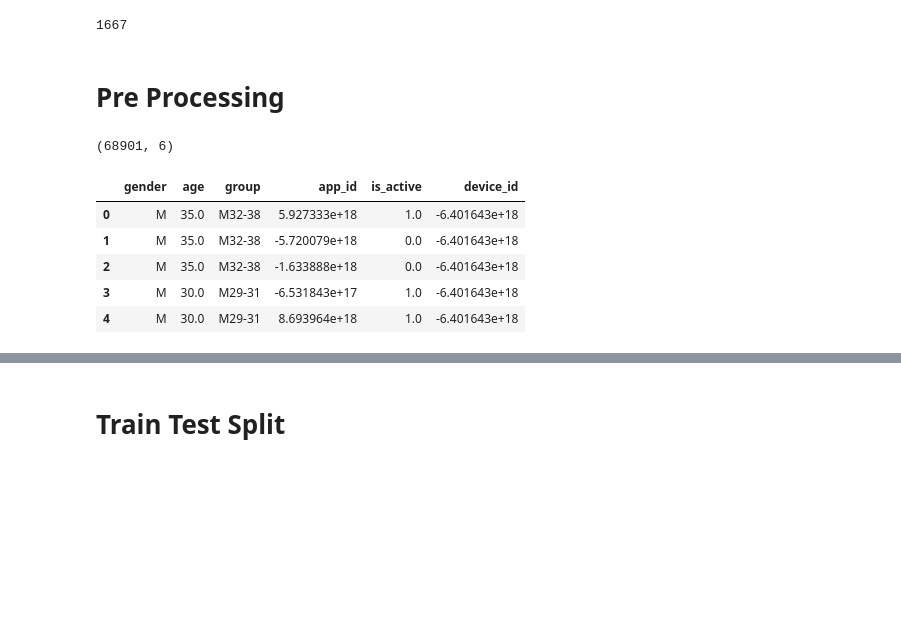
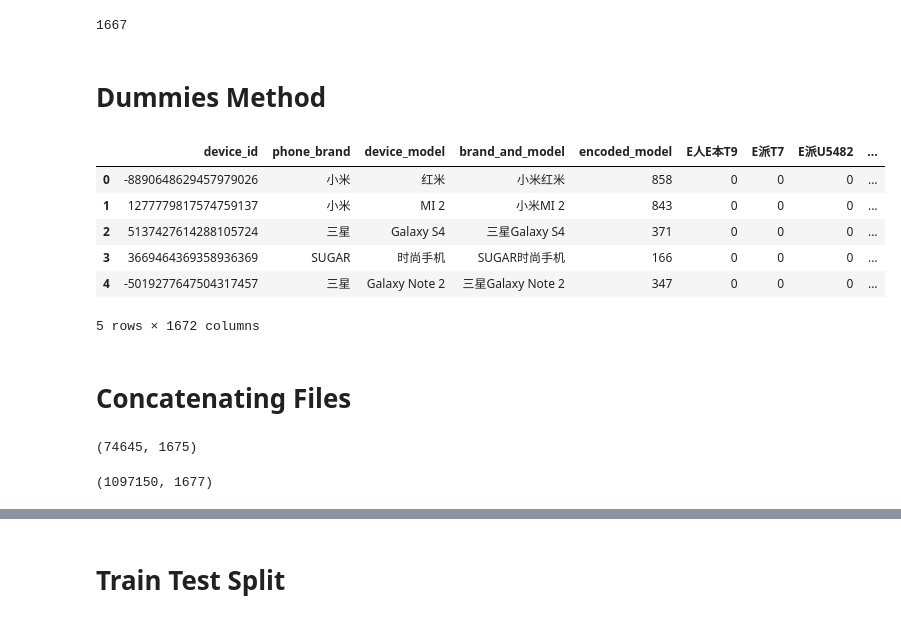
Before and after one commit to lamkg/Thinkful-Final-Capstone, a Jupyter notebook: Final Capstone.ipynb, the cells around one changed output, grey strips where cells are left out. Drawn from its saved outputs; the diff is of its cells as text; code cells hidden in the pictures; blank space fills up the shorter version.

Commit message:
Worked with brands to see if it would be helpful

```diff
--- a/Final Capstone.ipynb
+++ b/Final Capstone.ipynb
@@ -337,5 +339,38 @@ phone_brands.head(50)
 phone_brands.encoded_model.nunique()
 # %% [output]
 1667
-# %% [markdown]
-# Pre Processing
+# %% [markdown]
+# Dummies Method
+# %%
+# Convert brand and model into a continuous variable
+type_dummies = pd.get_dummies(phone_brands['brand_and_model'])
+
+# Concatenate the dummies with the original data set.
+phone_brands = pd.concat([phone_brands, type_dummies], axis=1)
+# %%
+phone_brands.head()
+# %% [output]
+|  | device_id | phone_brand | device_model | brand_and_model | encoded_model | E人E本T9 | E派T7 | E派U5482 | ... |
+| 0 | -8890648629457979026 | 小米 | 红米 | 小米红米 | 858 | 0 | 0 | 0 | ... |
+| 1 | 1277779817574759137 | 小米 | MI 2 | 小米MI 2 | 843 | 0 | 0 | 0 | ... |
+| 2 | 5137427614288105724 | 三星 | Galaxy S4 | 三星Galaxy S4 | 371 | 0 | 0 | 0 | ... |
+| 3 | 3669464369358936369 | SUGAR | 时尚手机 | SUGAR时尚手机 | 166 | 0 | 0 | 0 | ... |
+| 4 | -5019277647504317457 | 三星 | Galaxy Note 2 | 三星Galaxy Note 2 | 347 | 0 | 0 | 0 | ... |
+5 rows × 1672 columns
+# %% [markdown]
+# Concatenating Files
+# %%
+brand_ga = pd.merge(phone_brands,
+                   ga_train[['device_id', 'gender', 'age', 'group']],
+                   on='device_id')
+
+brand_ga.shape
+# %% [output]
+(74645, 1675)
+# %%
+brand_ga_app = pd.merge(brand_ga,
+                       device_apps[['app_id', 'is_active', 'device_id']],
+                       on='device_id')
+brand_ga_app.shape
+# %% [output]
+(1097150, 1677)
@@ -346,15 +384,0 @@ ga_apps = pd.concat([ga_train_mod, device_apps], axis=1)
-# %%
-ga_apps = ga_apps.dropna()
-
-ga_apps.shape
-# %% [output]
-(68901, 6)
-# %%
-ga_apps.head()
-# %% [output]
-|  | gender | age | group | app_id | is_active | device_id |
-| 0 | M | 35.0 | M32-38 | 5.927333e+18 | 1.0 | -6.401643e+18 |
-| 1 | M | 35.0 | M32-38 | -5.720079e+18 | 0.0 | -6.401643e+18 |
-| 2 | M | 35.0 | M32-38 | -1.633888e+18 | 0.0 | -6.401643e+18 |
-| 3 | M | 30.0 | M29-31 | -6.531843e+17 | 1.0 | -6.401643e+18 |
-| 4 | M | 30.0 | M29-31 | 8.693964e+18 | 1.0 | -6.401643e+18 |
```
Also changed, not shown: parts of 19 cells of this notebook.
